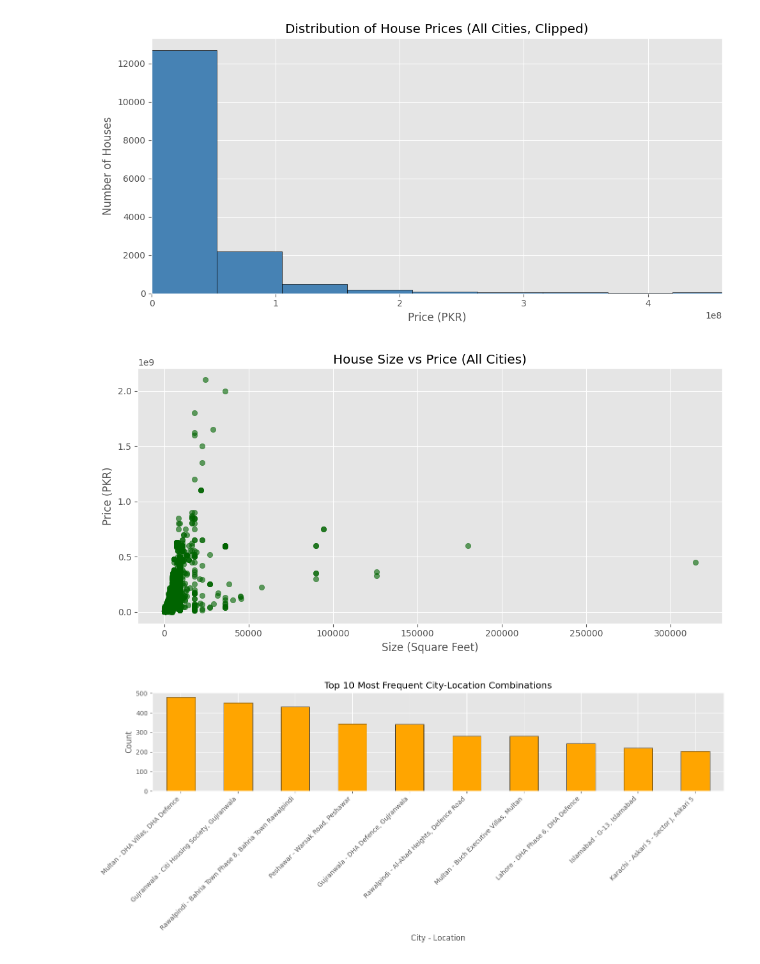
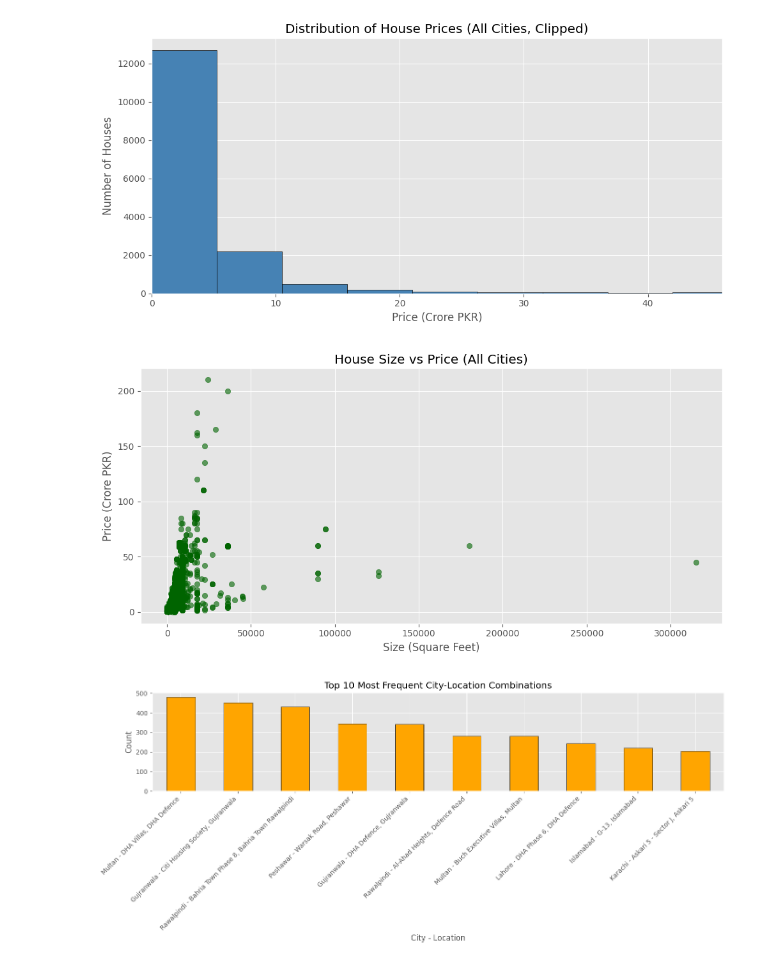
Before and after one commit to HuzaifaKhalid1311/HomeValue-AI, a Jupyter notebook: main.ipynb, the cells around one changed output. Saved outputs shown, nothing was run; the diff lists cells and outputs as text; code cells hidden in the pictures.

```diff
--- a/main.ipynb
+++ b/main.ipynb
@@ -60,36 +48,54 @@ Cities in dataset: 11
 # %%
-# Quick EDA plots for distribution and relationship checks
-price_upper_limit = model_df["price"].quantile(0.99)
+price_clip_limit = housing_data["price"].quantile(0.99)
+
+
+def get_price_unit(max_price_value):
+    if max_price_value >= 1e9:
+        return 1e9, "Billion PKR"
+    if max_price_value >= 1e7:
+        return 1e7, "Crore PKR"
+    if max_price_value >= 1e6:
+        return 1e6, "Million PKR"
+    if max_price_value >= 1e5:
+        return 1e5, "Lakh PKR"
+    if max_price_value >= 1e3:
+        return 1e3, "Thousand PKR"
+    return 1.0, "PKR"
+
+
+price_unit_divider, price_unit_name = get_price_unit(price_clip_limit)
+plot_prices = housing_data["price"] / price_unit_divider
+plot_price_limit = price_clip_limit / price_unit_divider
 
 plt.figure(figsize=(10, 5))
-plt.hist(model_df["price"], bins=40, color="steelblue", edgecolor="black")
-plt.xlim(0, price_upper_limit)
+plt.hist(plot_prices, bins=40, color="steelblue", edgecolor="black")
+plt.xlim(0, plot_price_limit)
 plt.title("Distribution of House Prices (All Cities, Clipped)")
-plt.xlabel("Price (PKR)")
+plt.xlabel(f"Price ({price_unit_name})")
 plt.ylabel("Number of Houses")
 plt.tight_layout()
 plt.show()
 
 plt.figure(figsize=(10, 5))
-plt.scatter(model_df["size"], model_df["price"], alpha=0.6, color="darkgreen")
+plt.scatter(housing_data["size"], plot_prices, alpha=0.6, color="darkgreen")
 plt.title("House Size vs Price (All Cities)")
 plt.xlabel("Size (Square Feet)")
-plt.ylabel("Price (PKR)")
+plt.ylabel(f"Price ({price_unit_name})")
 plt.tight_layout()
 plt.show()
 
-location_labels = model_df["city"] + " - " + model_df["location"]
-top_10_locations = location_labels.value_counts().head(10)
+city_location_text = housing_data["city"] + " - " + housing_data["location"]
+top_city_location_counts = city_location_text.value_counts().head(10)
 
 plt.figure(figsize=(14, 6))
-top_10_locations.plot(kind="bar", color="orange", edgecolor="black")
+top_city_location_counts.plot(kind="bar", color="orange", edgecolor="black")
 plt.title("Top 10 Most Frequent City-Location Combinations")
 plt.xlabel("City - Location")
 plt.ylabel("Count")
 plt.xticks(rotation=45, ha="right")
 plt.tight_layout()
 plt.show()
 # %% [output]
-[figure, old version]
+[figure, new version]
-[figure, old version]
+[figure, new version]
 [figure]
```
Also changed, not shown: parts of 13 cells of this notebook, 4 other files.
